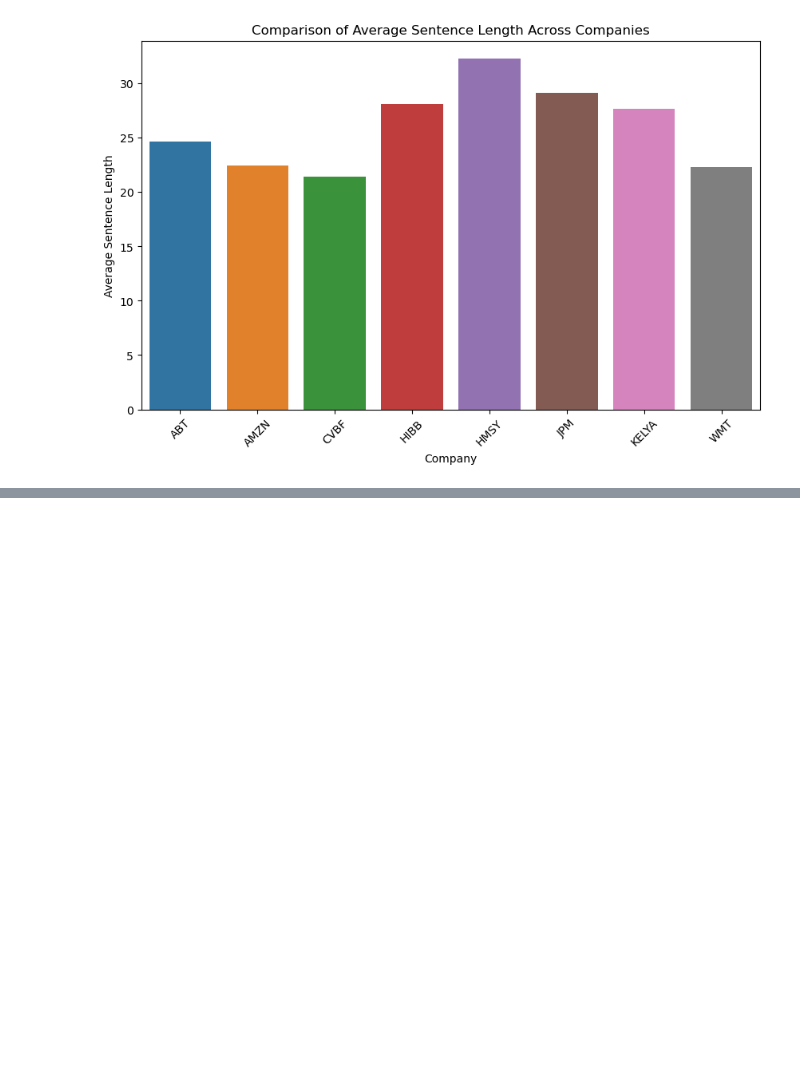
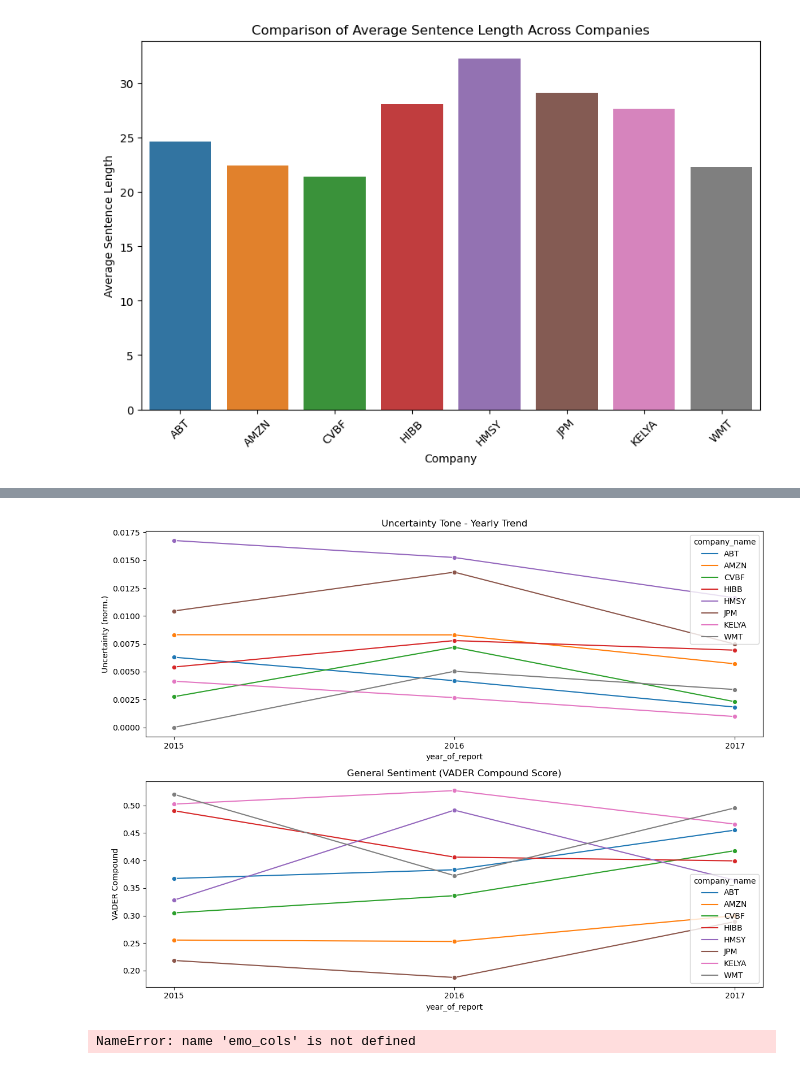
Before and after one commit to tom4197/ISEM2006, a Jupyter notebook: work.ipynb, the cells around one changed output, grey strips where cells are left out. Saved outputs shown, nothing was run; the diff lists cells and outputs as text; code cells hidden in the pictures; blank space fills up the shorter version.

```diff
--- a/work.ipynb
+++ b/work.ipynb
@@ -234,0 +222,5 @@ plt.xticks(rotation=45)
+# %%
+df_yearly_letters = data.reset_index().melt(id_vars=['Company'], var_name='Year', value_name='Letter_Text')
+df_yearly_letters.rename(columns={'Company':'company_name','Year':'year_of_report','Letter_Text':'full_letter_content'}, inplace=True)
+df_yearly_letters['yearly_content'] = df_yearly_letters['full_letter_content']
+df_yearly_letters['cleaned_yearly_content'] = df_yearly_letters['yearly_content']
@@ -234,0 +303,8 @@ plt.xticks(rotation=45)
+# %%
+cols = ['year_of_report','company_name','pos','neg','unc','lit','smod','wmod',
+        'vader_comp','pos_prop','neg_prop'] + [f'nrc_{e}' for e in emotions]
+
+df_results = df_yearly_letters[cols].copy()
+df_results.to_csv("tone_emotion_results.csv", index=False)
+print("Saved tone_emotion_results.csv")
+df_results.head()
@@ -234,0 +319,39 @@ plt.xticks(rotation=45)
+# %%
+fig, ax = plt.subplots(2,1, figsize=(12,9))
+sns.lineplot(data=df_results, x='year_of_report', y='unc', hue='company_name', marker='o', ax=ax[0])
+ax[0].set_title('Uncertainty Tone - Yearly Trend')
+ax[0].set_ylabel('Uncertainty (norm.)')
+
+sns.lineplot(data=df_results, x='year_of_report', y='vader_comp', hue='company_name', marker='o', ax=ax[1])
+ax[1].set_title('General Sentiment (VADER Compound Score)')
+ax[1].set_ylabel('VADER Compound')
+plt.tight_layout()
+plt.savefig('tone_time_series.png', dpi=300, bbox_inches='tight')
+plt.show()
+
+
+df_emo_avg = df_results.groupby('company_name')[emo_cols].mean()
+
+df_emo_avg.columns = [col.replace('nrc_', '') for col in df_emo_avg.columns]
+
+plt.figure(figsize=(10,6))
+sns.heatmap(df_emo_avg.T, annot=True, cmap='YlOrRd', fmt='.3f')
+plt.title('Average NRC Emotion Distribution by Company')
+plt.xlabel('Company')
+plt.ylabel('Emotion')
+plt.savefig('emotion_heatmap.png', dpi=300, bbox_inches='tight')
+plt.show()
+
+
+plt.figure(figsize=(9,6))
+sns.scatterplot(data=df_results, x='pos', y='neg',
+                hue='company_name', size='year_of_report', sizes=(60,200), alpha=0.8)
+plt.title('Positive vs Negative Tone (Loughran-McDonald)')
+plt.xlabel('Positive Tone')
+plt.ylabel('Negative Tone')
+plt.legend(bbox_to_anchor=(1.05,1), loc='upper left')
+plt.savefig('pos_vs_neg_scatter.png', dpi=300, bbox_inches='tight')
+plt.show()
+# %% [output]
+[figure, added]
+NameError: name 'emo_cols' is not defined
```
Also changed, not shown: parts of 8 cells of this notebook, 4 other files.
